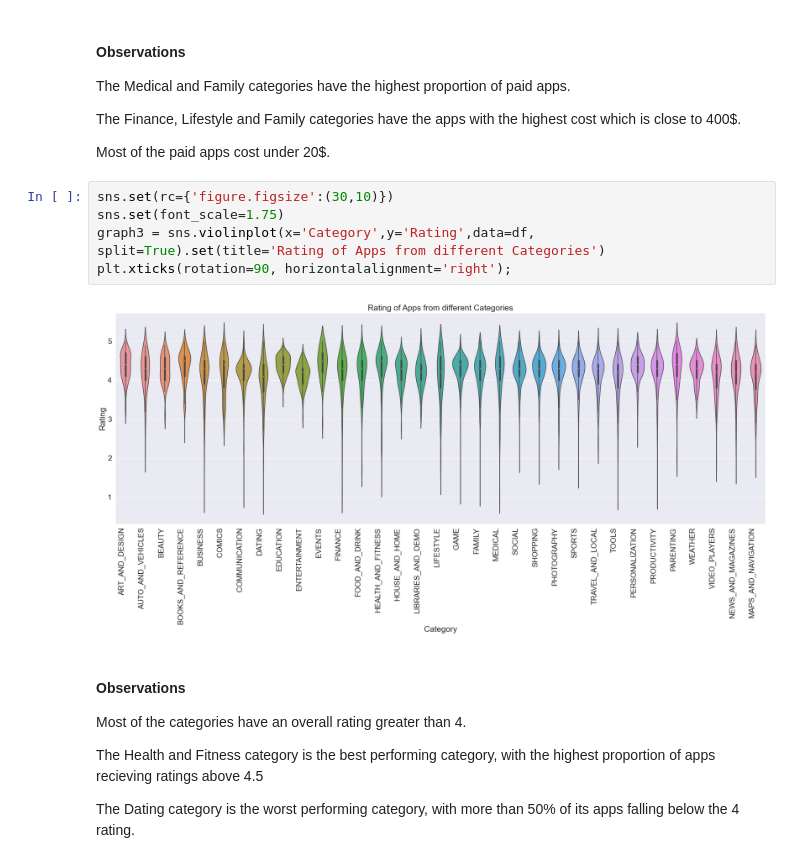
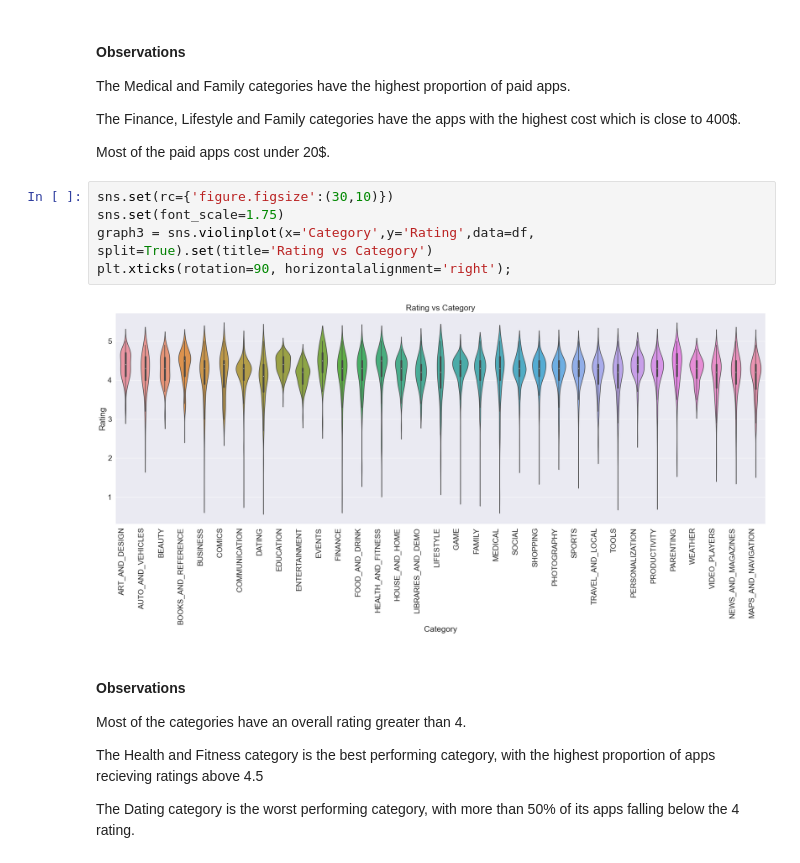
Before and after one commit to ubco-W2022T1-cosc301/project-group36, a Jupyter notebook: notebooks/analysis1.ipynb, the cells around one changed output. Drawn from its saved outputs; the diff is of its cells as text.

```diff
--- a/notebooks/analysis1.ipynb
+++ b/notebooks/analysis1.ipynb
@@ -285,10 +285,10 @@ Most of the paid apps cost under 20$.
 # %%
 sns.set(rc={'figure.figsize':(30,10)})
 sns.set(font_scale=1.75)
-graph3 = sns.violinplot(x='Category',y='Rating',data=df, split=True).set(title='Rating of Apps from different Categories')
+graph3 = sns.violinplot(x='Category',y='Rating',data=df, split=True).set(title='Rating vs Category')
 plt.xticks(rotation=90, horizontalalignment='right');
 # %% [output]
-[figure, old version]
+[figure, new version]
 # %% [markdown]
 #### Observations
 Most of the categories have an overall rating greater than 4.
```
Also changed, not shown: parts of 7 cells of this notebook.
